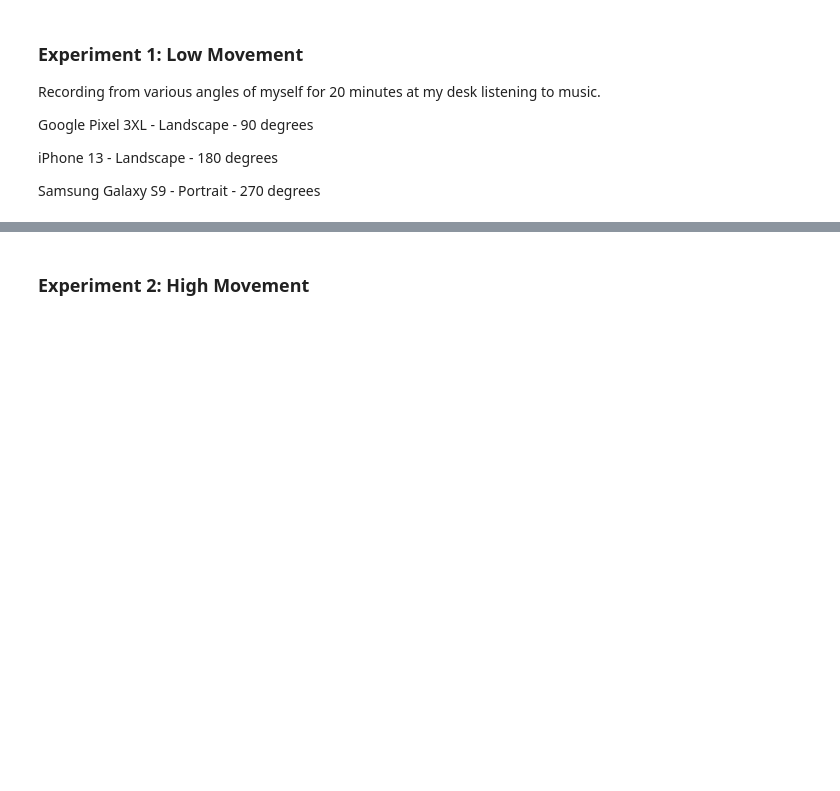
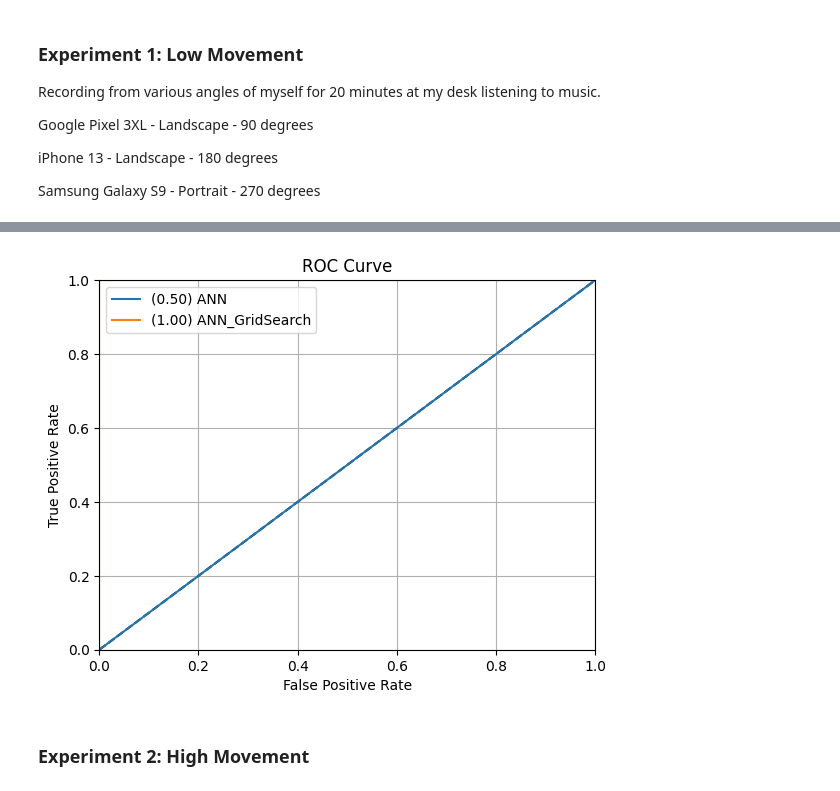
Before and after one commit to jeffmur/fhe-video-similarity, a Jupyter notebook: results/Supervised_Learning.ipynb, the cells around one changed output, grey strips where cells are left out. Saved outputs shown, nothing was run; the diff lists cells and outputs as text; code cells hidden in the pictures; blank space fills up the shorter version.

```diff
--- a/results/Supervised_Learning.ipynb
+++ b/results/Supervised_Learning.ipynb
@@ -34,2 +72,6 @@ F1 Score: 97.73%
+# %%
+drawROC(LabelRecord, PredictRecord, ModelName)
+# %% [output]
+[figure, added]
 # %% [markdown]
 ### Experiment 2: High Movement
```
Also changed, not shown: parts of 4 cells of this notebook, 2 other files.
